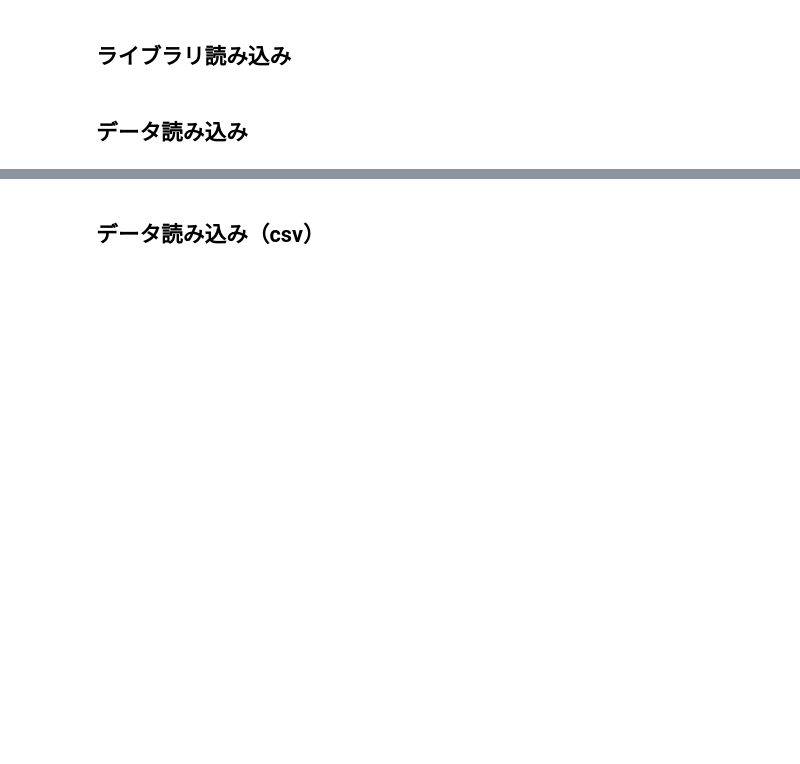
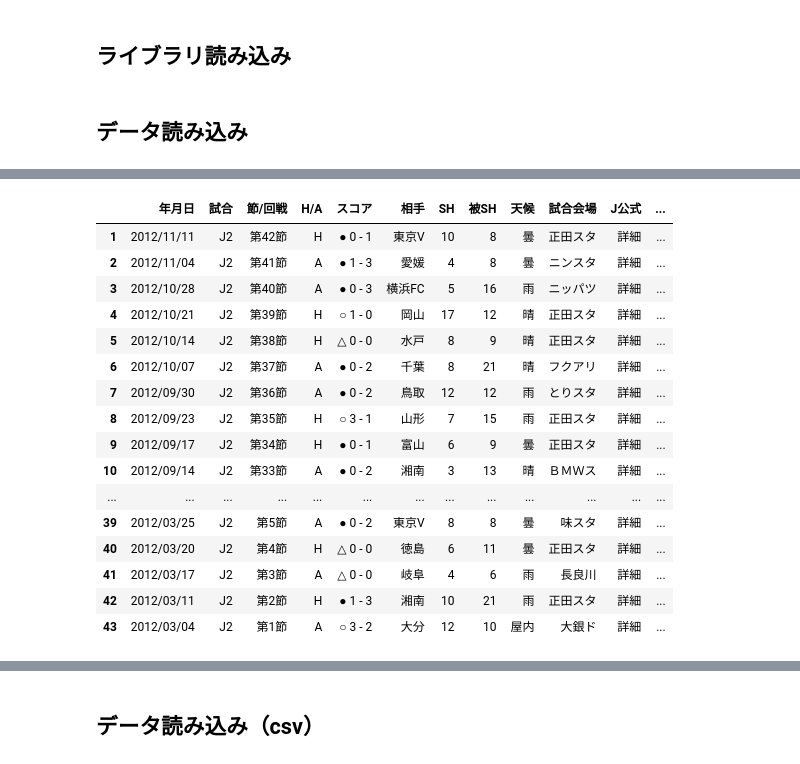
Before and after one commit to takinai/football, a Jupyter notebook: toto_v007.ipynb, the cells around one changed output, grey strips where cells are left out. Saved outputs shown, nothing was run; the diff lists cells and outputs as text; code cells hidden in the pictures; blank space fills up the shorter version.

```diff
--- a/toto_v007.ipynb
+++ b/toto_v007.ipynb
@@ -119,6 +172,26 @@ df=df[df["年月日"].notnull()]
 df.loc[df['スコア'].str.contains('○'),'match_result'] = 'W'
 df.loc[df['スコア'].str.contains('●'),'match_result'] = 'L'
 df.loc[df['スコア'].str.contains('△'),'match_result'] = 'D'
+# %%
+df
+# %% [output]
+|  | 年月日 | 試合 | 節/回戦 | H/A | スコア | 相手 | SH | 被SH | 天候 | 試合会場 | J公式 | ... |
+| 1 | 2012/11/11 | J2 | 第42節 | H | ● 0 - 1 | 東京V | 10 | 8 | 曇 | 正田スタ | 詳細 | ... |
+| 2 | 2012/11/04 | J2 | 第41節 | A | ● 1 - 3 | 愛媛 | 4 | 8 | 曇 | ニンスタ | 詳細 | ... |
+| 3 | 2012/10/28 | J2 | 第40節 | A | ● 0 - 3 | 横浜FC | 5 | 16 | 雨 | ニッパツ | 詳細 | ... |
+| 4 | 2012/10/21 | J2 | 第39節 | H | ○ 1 - 0 | 岡山 | 17 | 12 | 晴 | 正田スタ | 詳細 | ... |
+| 5 | 2012/10/14 | J2 | 第38節 | H | △ 0 - 0 | 水戸 | 8 | 9 | 晴 | 正田スタ | 詳細 | ... |
+| 6 | 2012/10/07 | J2 | 第37節 | A | ● 0 - 2 | 千葉 | 8 | 21 | 晴 | フクアリ | 詳細 | ... |
+| 7 | 2012/09/30 | J2 | 第36節 | A | ● 0 - 2 | 鳥取 | 12 | 12 | 雨 | とりスタ | 詳細 | ... |
+| 8 | 2012/09/23 | J2 | 第35節 | H | ○ 3 - 1 | 山形 | 7 | 15 | 雨 | 正田スタ | 詳細 | ... |
+| 9 | 2012/09/17 | J2 | 第34節 | H | ● 0 - 1 | 富山 | 6 | 9 | 曇 | 正田スタ | 詳細 | ... |
+| 10 | 2012/09/14 | J2 | 第33節 | A | ● 0 - 2 | 湘南 | 3 | 13 | 晴 | ＢＭＷス | 詳細 | ... |
+| ... | ... | ... | ... | ... | ... | ... | ... | ... | ... | ... | ... | ... |
+| 39 | 2012/03/25 | J2 | 第5節 | A | ● 0 - 2 | 東京V | 8 | 8 | 曇 | 味スタ | 詳細 | ... |
+| 40 | 2012/03/20 | J2 | 第4節 | H | △ 0 - 0 | 徳島 | 6 | 11 | 曇 | 正田スタ | 詳細 | ... |
+| 41 | 2012/03/17 | J2 | 第3節 | A | △ 0 - 0 | 岐阜 | 4 | 6 | 雨 | 長良川 | 詳細 | ... |
+| 42 | 2012/03/11 | J2 | 第2節 | H | ● 1 - 3 | 湘南 | 10 | 21 | 雨 | 正田スタ | 詳細 | ... |
+| 43 | 2012/03/04 | J2 | 第1節 | A | ○ 3 - 2 | 大分 | 12 | 10 | 屋内 | 大銀ド | 詳細 | ... |
 # %%
 # 試合結果フラグを作成
 df.loc[df['スコア'].str.contains('○'),'match_result'] = 'W'
```
Also changed, not shown: parts of 8 cells of this notebook, 8 other files.
